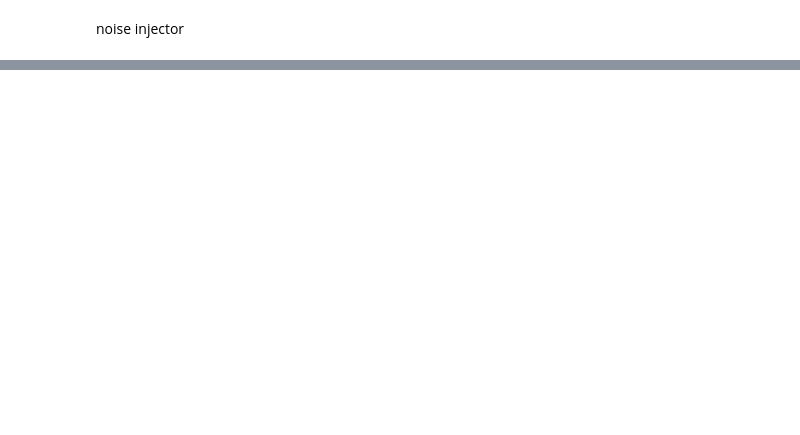
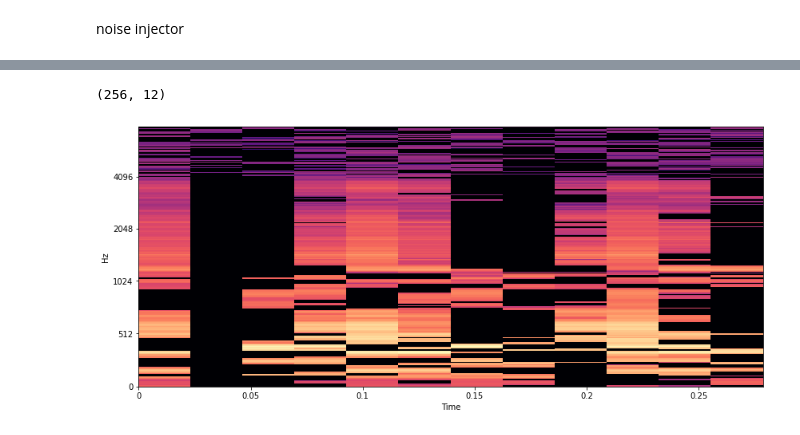
Before and after one commit to whdid502/stt_model_project, a Jupyter notebook: feature_extraction_mfcc.ipynb, the cells around one changed output, grey strips where cells are left out. Cells and saved outputs as stored; diff of their text form; code cells hidden in the pictures; blank space fills up the shorter version.

```diff
--- a/feature_extraction_mfcc.ipynb
+++ b/feature_extraction_mfcc.ipynb
@@ -368,0 +170,5 @@ Shape of fbank: torch.Size([250, 23])
+# %%
+num_ceps = 12
+mfcc = dct(mel_spectrogram, type=2, axis=1, norm='ortho')[:, 1 : (num_ceps + 1)]
+print(mfcc.shape)
+print(mfcc)
@@ -368,0 +190,7 @@ Shape of fbank: torch.Size([250, 23])
+# %%
+plt.figure(figsize=(14, 6))
+librosa.display.specshow(librosa.power_to_db(mfcc, ref=np.max), x_axis='time', y_axis='mel', fmax=8000)
+print(mfcc.shape)
+# %% [output]
+(256, 12)
+[figure, added]
```
Also changed, not shown: parts of 50 cells of this notebook.
